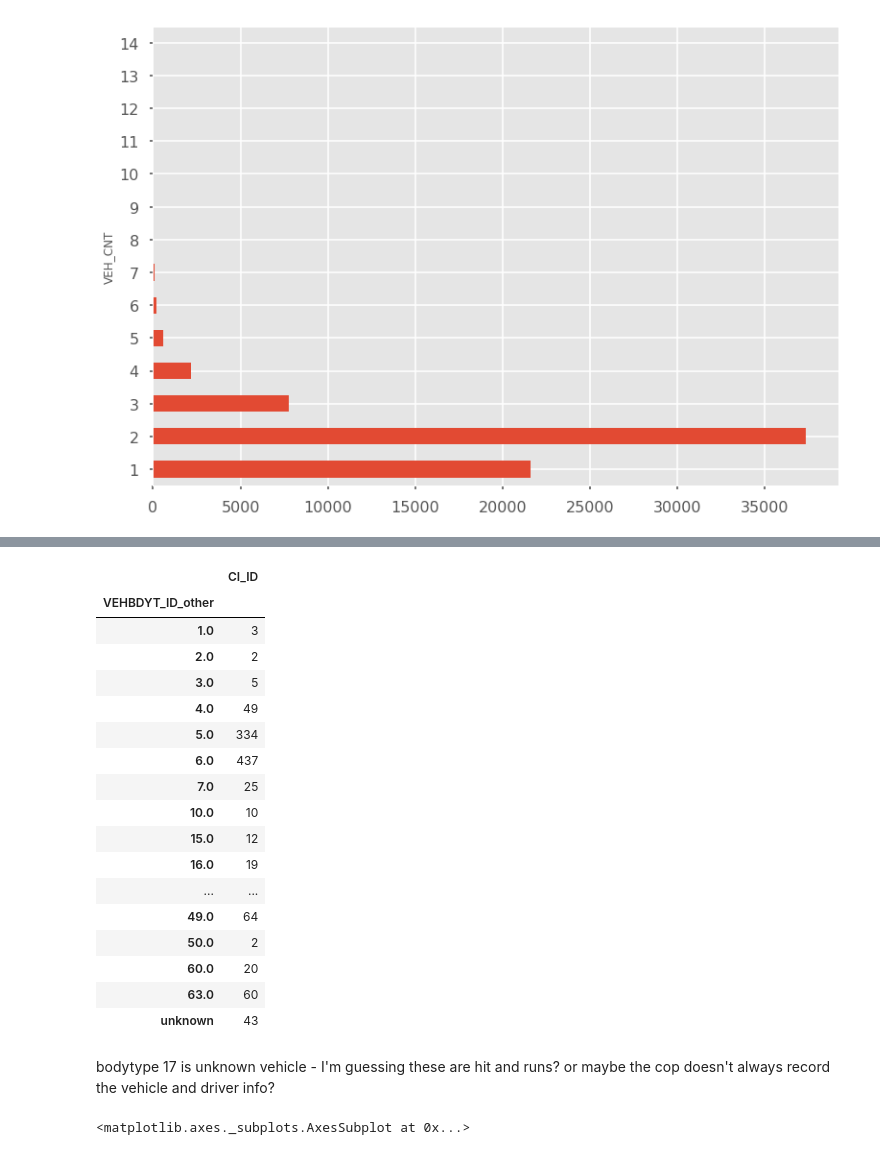
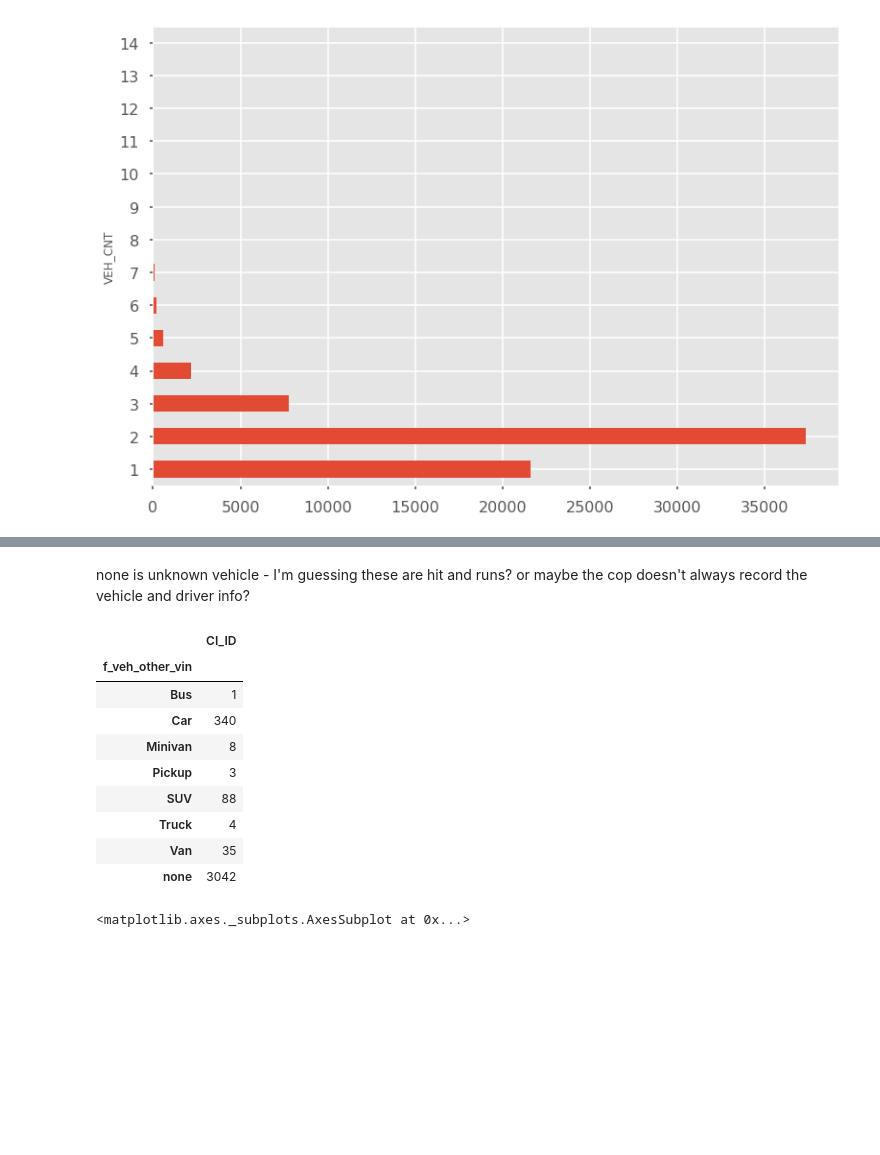
Before and after one commit to MODA-NYC/Project_SevereCrashes, a Jupyter notebook: MatchedExplore.ipynb, the cells around one changed output, grey strips where cells are left out. Drawn from its saved outputs; the diff is of its cells as text; code cells hidden in the pictures; blank space fills up the shorter version.

```diff
--- a/MatchedExplore.ipynb
+++ b/MatchedExplore.ipynb
@@ -54,23 +52,17 @@ import moda
 # %%
 # read in DMV data into 3 tables
 crash,ind,veh = db.readDMV()
-# reorganize into pedestrian/bicyclist and two-vehicle crashes
-base, ped, twoVeh = db.buildTablesDMV(crash,ind,veh)
+# pedestrians, bicyclists, single vehicle
+ped, twoVeh = db.buildTablesDMV(crash,ind,veh)
 
 #read in DMV-SPARCS linked data
 linked = db.readLinked()
-# included biss data from linked onto ped and twoveh (dropping anything not in linked)
-base = db.mergeBiss(base,linked)
+# included biss data from linked (dropping anything not in linked)
 ped = db.mergeBiss(ped,linked)
-twoVeh = db.mergeBiss(twoVeh,linked)
-
 #format and categorize variables
 ped = db.formatVars(ped)
-twoVeh = db.formatVars(twoVeh)
 
-print 'linked base', base.shape
-print 'linked ped',ped.shape
-print 'linked two-veh',twoVeh.shape
+print 'pedestrians in linked crashes',ped.shape
 # %% [output]
 The minimum supported version is 2.4.6
 
@@ -274,26 +225,18 @@ linked.fillna('unknown')[~((linked.CI_ID.isin(ped.CI_ID))|(linked.CI_ID.isin(two
+# %% [markdown]
+none is unknown vehicle - I'm guessing these are hit and runs? or maybe the cop doesn't always record the vehicle and driver info?
 # %%
-ped[ped.CI_SEX_CDE_driver=='unknown'].groupby('VEHBDYT_ID_other').count()[['CI_ID']]
+ped[ped.CI_SEX_CDE_driver=='unknown'].groupby(ped.f_veh_other_vin).count()[['CI_ID']]
 # %% [output]
 |  | CI_ID |
-| VEHBDYT_ID_other |  |
-| 1.0 | 3 |
-| 2.0 | 2 |
-| 3.0 | 5 |
-| 4.0 | 49 |
-| 5.0 | 334 |
-| 6.0 | 437 |
-| 7.0 | 25 |
-| 10.0 | 10 |
-| 15.0 | 12 |
-| 16.0 | 19 |
-| ... | ... |
-| 49.0 | 64 |
-| 50.0 | 2 |
-| 60.0 | 20 |
-| 63.0 | 60 |
-| unknown | 43 |
+| f_veh_other_vin |  |
+| Bus | 1 |
+| Car | 340 |
+| Minivan | 8 |
+| Pickup | 3 |
+| SUV | 88 |
+| Truck | 4 |
+| Van | 35 |
+| none | 3042 |
-# %% [markdown]
-bodytype 17 is unknown vehicle - I'm guessing these are hit and runs? or maybe the cop doesn't always record the vehicle and driver info?
 # %%
 title = 'Gender of drivers and pedestrians in 1-vehicle pedestrian crashes'
 pedSexCount = ped.groupby('f_per_sex').count()[['CI_ID']]/ped.shape[0]*100
```
Also changed, not shown: parts of 41 cells of this notebook, 2 other files.
